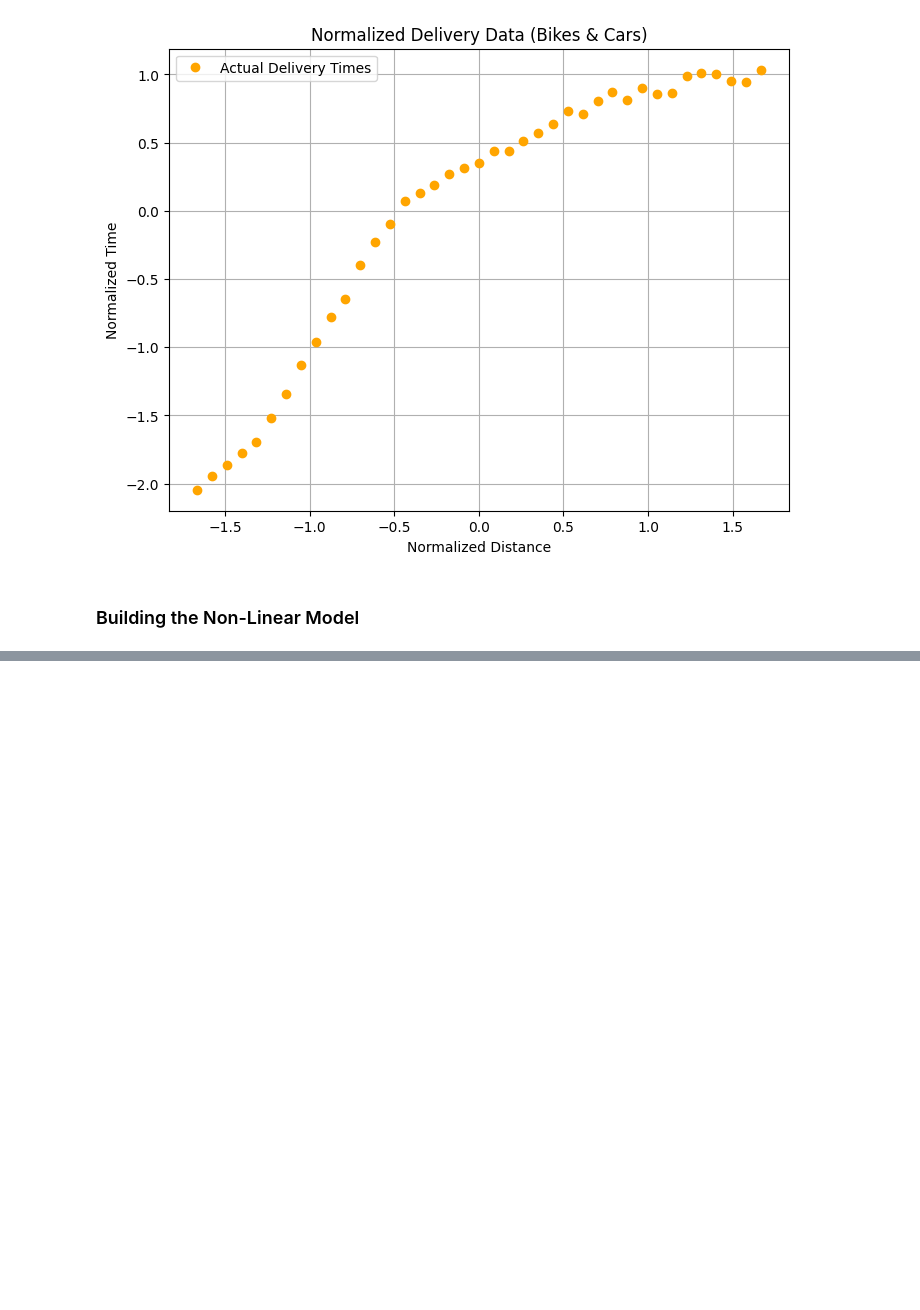
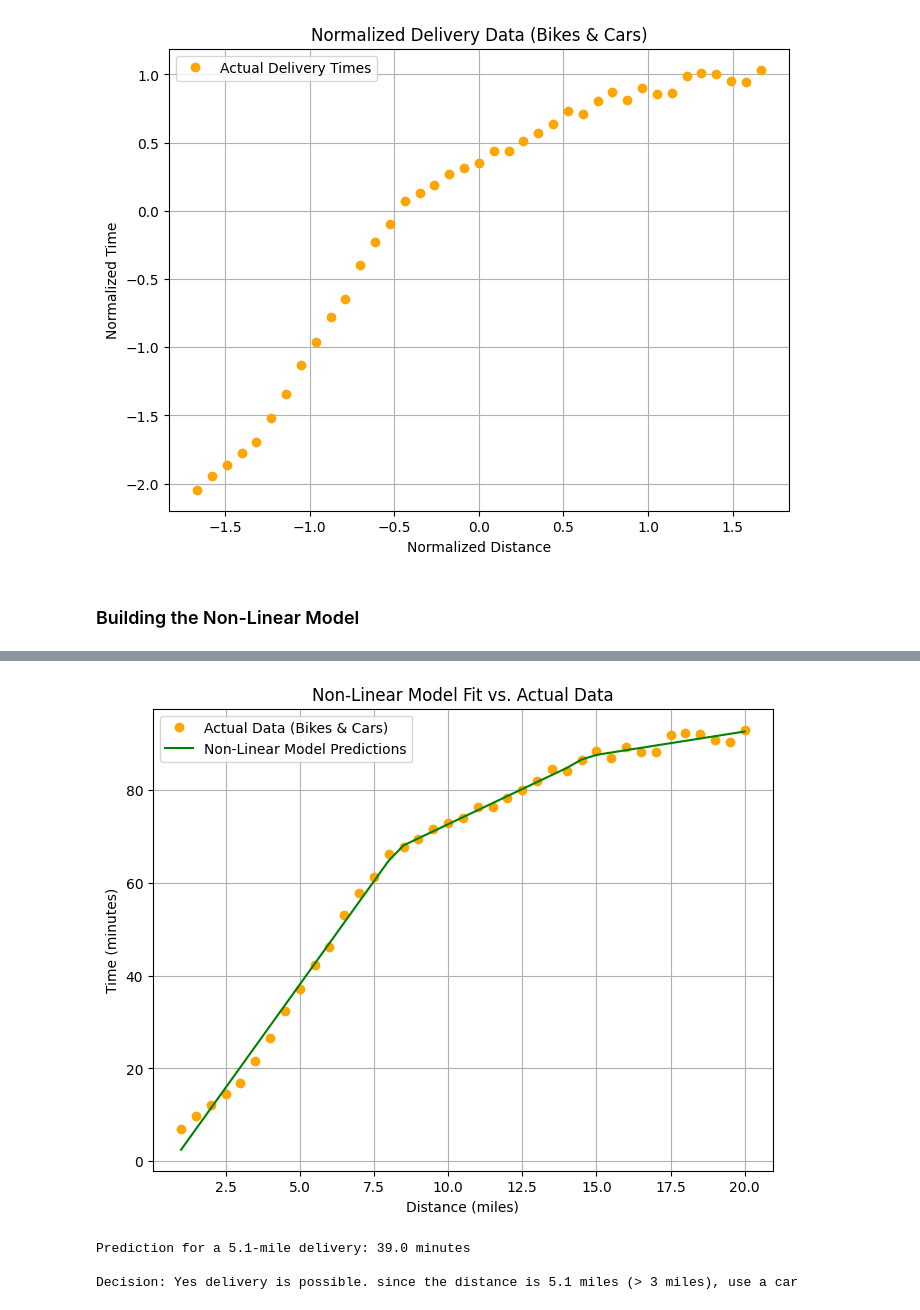
Before and after one commit to RoyalDhee/Deeplearning, a Jupyter notebook: bike_cab_delivery.ipynb, the cells around one changed output, grey strips where cells are left out. Drawn from its saved outputs; the diff is of its cells as text; code cells hidden in the pictures; blank space fills up the shorter version.

```diff
--- a/bike_cab_delivery.ipynb
+++ b/bike_cab_delivery.ipynb
@@ -57,0 +95,4 @@ model = nn.Sequential(
+# %%
+helper_utils1.plot_final_fit(model, distances, times, distances_norm, times_std, times_mean)
+# %% [output]
+[figure, added]
@@ -57,0 +101,28 @@ model = nn.Sequential(
+# %%
+# torch.no_grad() context manager for efficient prediction
+with torch.no_grad():
+  distance_tensor = torch.tensor([[distance_to_predict]], dtype=torch.float32)
+  new_distance_norm = (distance_tensor - distances_mean) / distances_std
+
+  # Get the normalized prediction from the model
+  predicted_time_norm = model(new_distance_norm)
+
+  # De-normalize the output to get the actual time in minutes
+  predicted_time_actual = (predicted_time_norm * times_std) + times_mean
+
+  # Decision making Logic
+  print(f"Prediction for a {distance_to_predict}-mile delivery: {predicted_time_actual.item():.1f} minutes")
+
+  # First, check if the delivery is possible within the 45-minute timeframe
+  if predicted_time_actual.item() > 45:
+    print("\nDecision: DO NOT promise the delivery in under 45 minutes")
+  else:
+    # If it is possible, then determine the vehicle based on the distance
+    if distance_to_predict <= 3:
+      print(f"\nDecison: Yes, delivery is possible since the distance is {distance_to_predict} miles (<= 3 miles), use a bike")
+    else:
+      print(f"\nDecision: Yes delivery is possible. since the distance is {distance_to_predict} miles (> 3 miles), use a car")
+# %% [output]
+Prediction for a 5.1-mile delivery: 39.0 minutes
+
+Decision: Yes delivery is possible. since the distance is 5.1 miles (> 3 miles), use a car
```
Also changed, not shown: parts of 5 cells of this notebook.
